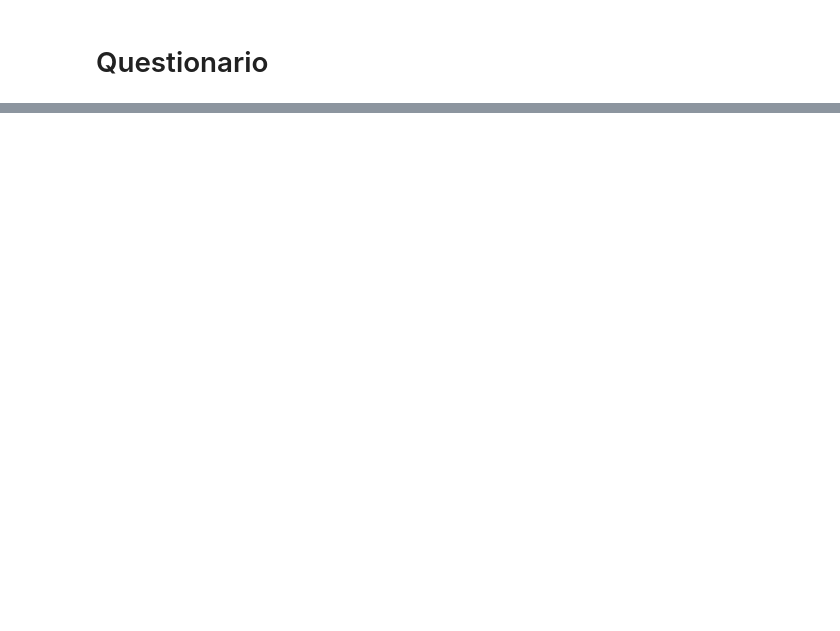
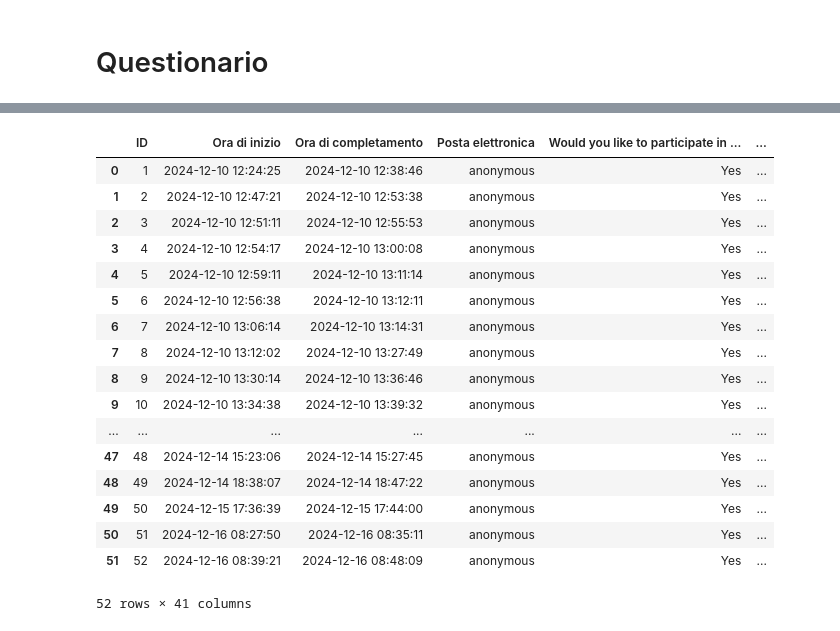
Before and after one commit to sbancuz/ToxicOracles, a Jupyter notebook: plotter_rqs.ipynb, the cells around one changed output, grey strips where cells are left out. Cells and saved outputs as stored; diff of their text form; code cells hidden in the pictures; blank space fills up the shorter version.

```diff
--- a/plotter_rqs.ipynb
+++ b/plotter_rqs.ipynb
@@ -819,0 +612,26 @@ for i, category in enumerate(dfCategories.columns):
+# %%
+# Load answers data
+answers_df = pd.read_excel('questionnaire/fluency.xlsx', sheet_name='Sheet1')
+# Remove all columns with NaN values
+answers_df = answers_df.dropna(axis=1, how='all')
+
+answers_df
+# %% [output]
+|  | ID | Ora di inizio | Ora di completamento | Posta elettronica | Would you like to participate in ... | ... |
+| 0 | 1 | 2024-12-10 12:24:25 | 2024-12-10 12:38:46 | anonymous | Yes | ... |
+| 1 | 2 | 2024-12-10 12:47:21 | 2024-12-10 12:53:38 | anonymous | Yes | ... |
+| 2 | 3 | 2024-12-10 12:51:11 | 2024-12-10 12:55:53 | anonymous | Yes | ... |
+| 3 | 4 | 2024-12-10 12:54:17 | 2024-12-10 13:00:08 | anonymous | Yes | ... |
+| 4 | 5 | 2024-12-10 12:59:11 | 2024-12-10 13:11:14 | anonymous | Yes | ... |
+| 5 | 6 | 2024-12-10 12:56:38 | 2024-12-10 13:12:11 | anonymous | Yes | ... |
+| 6 | 7 | 2024-12-10 13:06:14 | 2024-12-10 13:14:31 | anonymous | Yes | ... |
+| 7 | 8 | 2024-12-10 13:12:02 | 2024-12-10 13:27:49 | anonymous | Yes | ... |
+| 8 | 9 | 2024-12-10 13:30:14 | 2024-12-10 13:36:46 | anonymous | Yes | ... |
+| 9 | 10 | 2024-12-10 13:34:38 | 2024-12-10 13:39:32 | anonymous | Yes | ... |
+| ... | ... | ... | ... | ... | ... | ... |
+| 47 | 48 | 2024-12-14 15:23:06 | 2024-12-14 15:27:45 | anonymous | Yes | ... |
+| 48 | 49 | 2024-12-14 18:38:07 | 2024-12-14 18:47:22 | anonymous | Yes | ... |
+| 49 | 50 | 2024-12-15 17:36:39 | 2024-12-15 17:44:00 | anonymous | Yes | ... |
+| 50 | 51 | 2024-12-16 08:27:50 | 2024-12-16 08:35:11 | anonymous | Yes | ... |
+| 51 | 52 | 2024-12-16 08:39:21 | 2024-12-16 08:48:09 | anonymous | Yes | ... |
+52 rows × 41 columns
```
Also changed, not shown: parts of 28 cells of this notebook, 5 other files.
